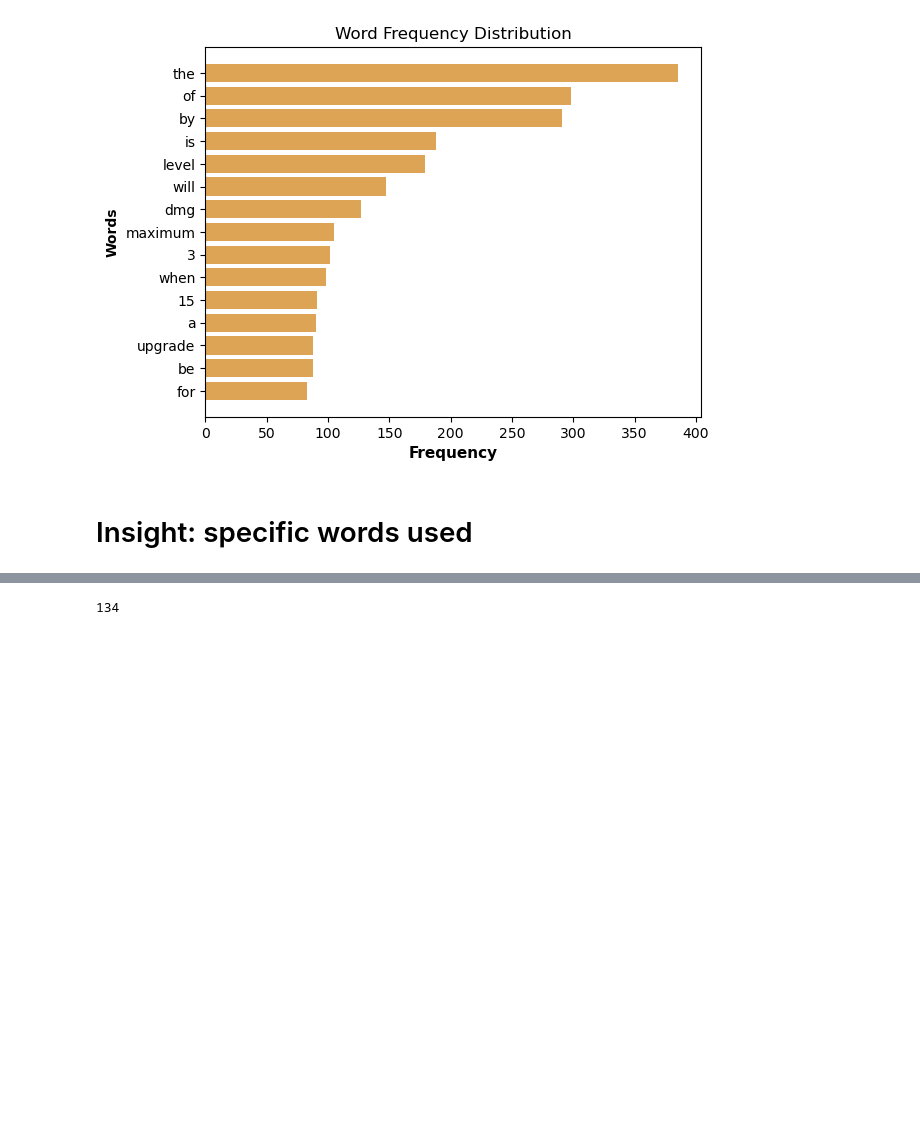
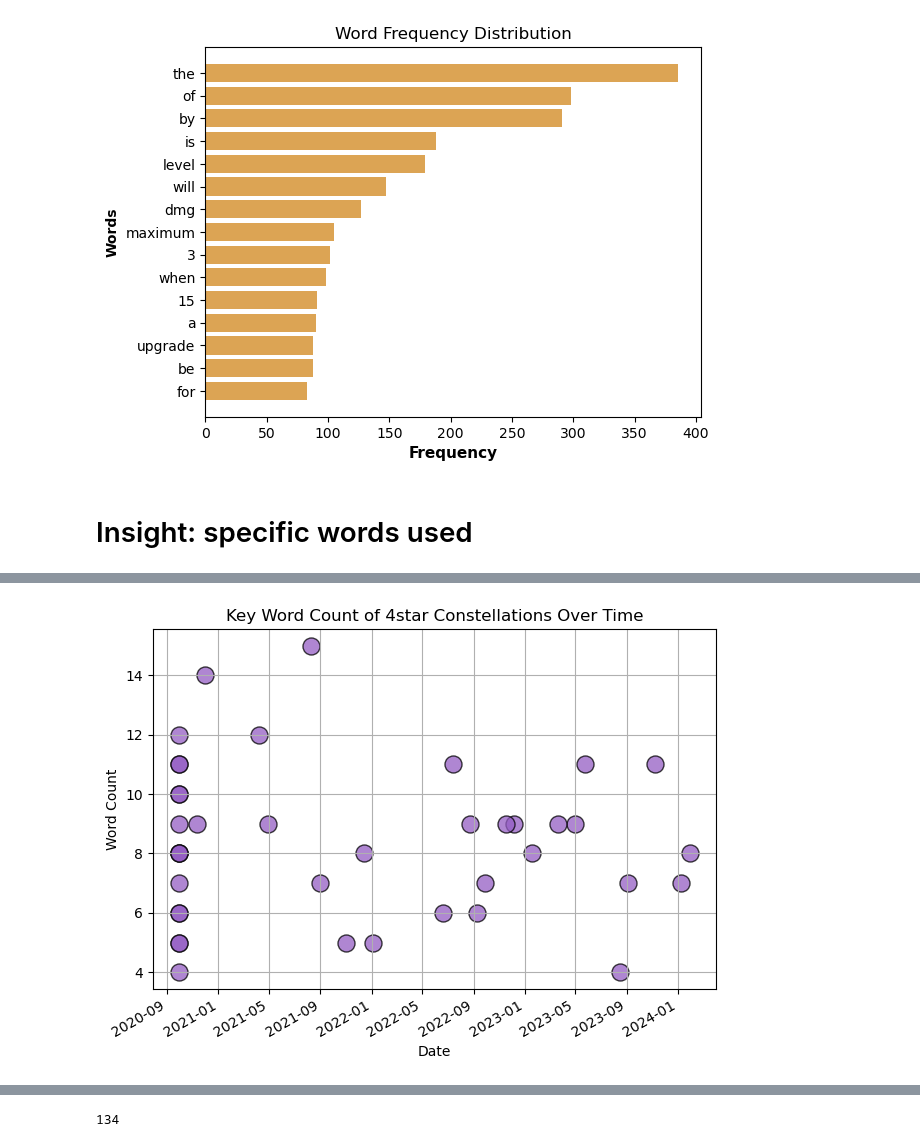
Before and after one commit to igntobias/BEE2041_Project, a Jupyter notebook: BEE_2041_Project_File_Function1_Fixing.ipynb, the cells around one changed output, grey strips where cells are left out. Cells and saved outputs as stored; diff of their text form; code cells hidden in the pictures; blank space fills up the shorter version.

```diff
--- a/BEE_2041_Project_File_Function1_Fixing.ipynb
+++ b/BEE_2041_Project_File_Function1_Fixing.ipynb
@@ -389,12 +385,12 @@ display(test.mean())
 # %%
 #Splitting original dataframe into a list, and then converting the list into a pd.DataFrame
 
-Rarity = DF_FULL.groupby('Rarity')
-Rarity_grouped = [group_df for _, group_df in Rarity]
-df_Epic_2, df_Legendary_2 = Rarity_grouped
+Rarity = df1.groupby('Rarity')
+df1_Rarity = [group_df for _, group_df in Rarity]
+df1_Epic, df1_Legendary = df1_Rarity
 # %%
-df_Epic_2.reset_index(inplace = True, drop = True)
-df_Legendary_2.reset_index(inplace = True, drop = True)
+df1_Epic.reset_index(inplace = True, drop = True)
+df1_Legendary.reset_index(inplace = True, drop = True)
 
 #display(df_Epic_2)
 #display(df_Legendary_2)
@@ -582,0 +572,16 @@ df_Epic_2
+# %%
+#Create Function that count specific words/strings
+
+def count_target_words(Input, Target):
+    words = Input.split()
+    count = 0
+
+
+    for target in Target:
+        for word in words:
+#        word = word.strip('.,?!:;-()[]{}\'"')
+
+            if word == target:
+                count += 1
+
+    return count
@@ -627,0 +649,20 @@ testing1
+# %%
+#Creating plots for 4 Star Rarities key words
+
+df2_Epic.plot.scatter(x = 'Release Date', y = 'Key Count', color='#945dc4',
+                 marker = 'o', edgecolor = 'black', alpha = 0.75, s = 150)
+
+# Adding labels and title
+plt.xlabel('Date')
+plt.ylabel('Word Count')
+plt.title('Key Word Count of 4star Constellations Over Time')
+
+# Formatting x-axis ticks as dates
+plt.xticks(rotation=30, ha='right')
+
+# Display the plot
+plt.grid(True)
+plt.tight_layout()
+plt.show()
+# %% [output]
+[figure, added]
```
Also changed, not shown: parts of 25 cells of this notebook.
